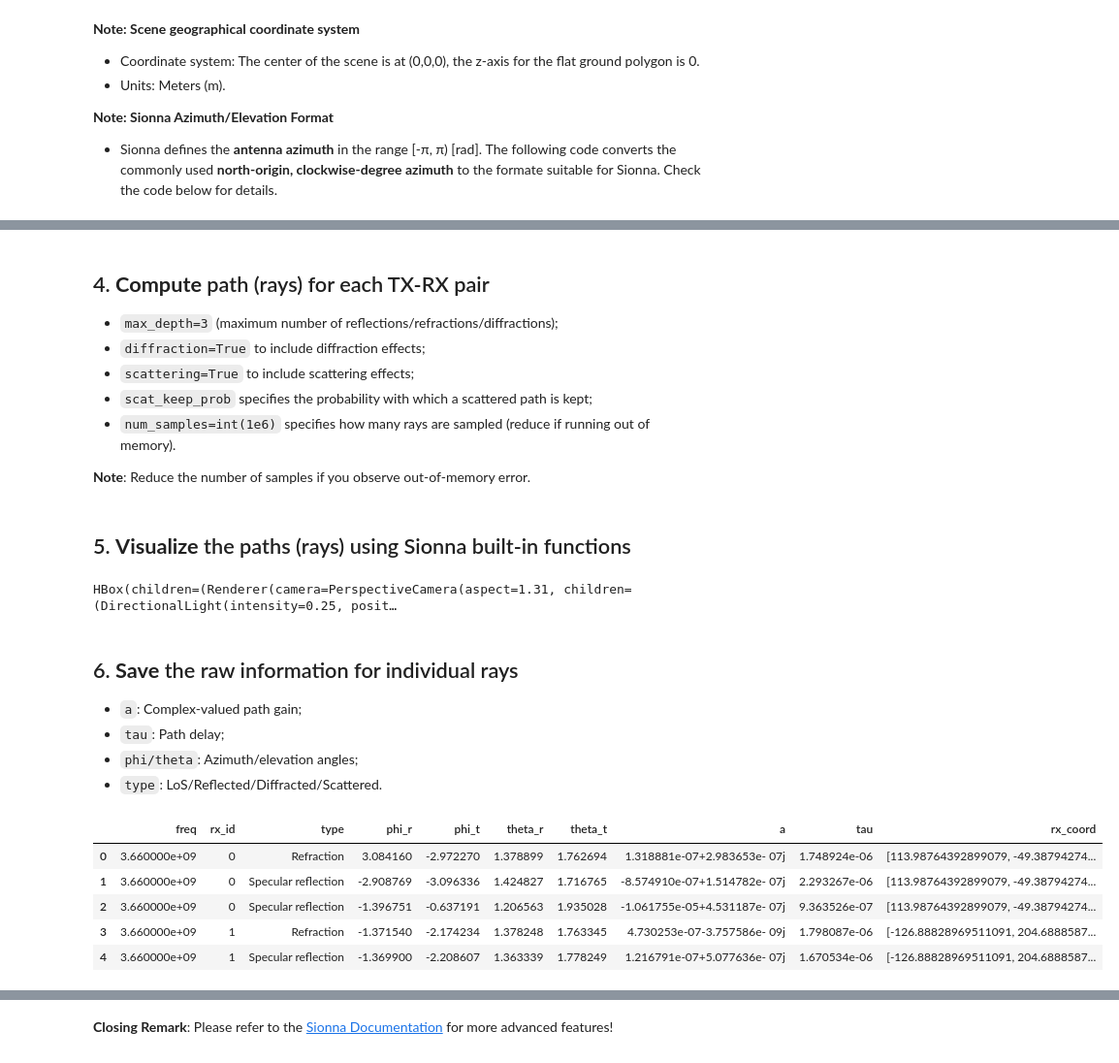
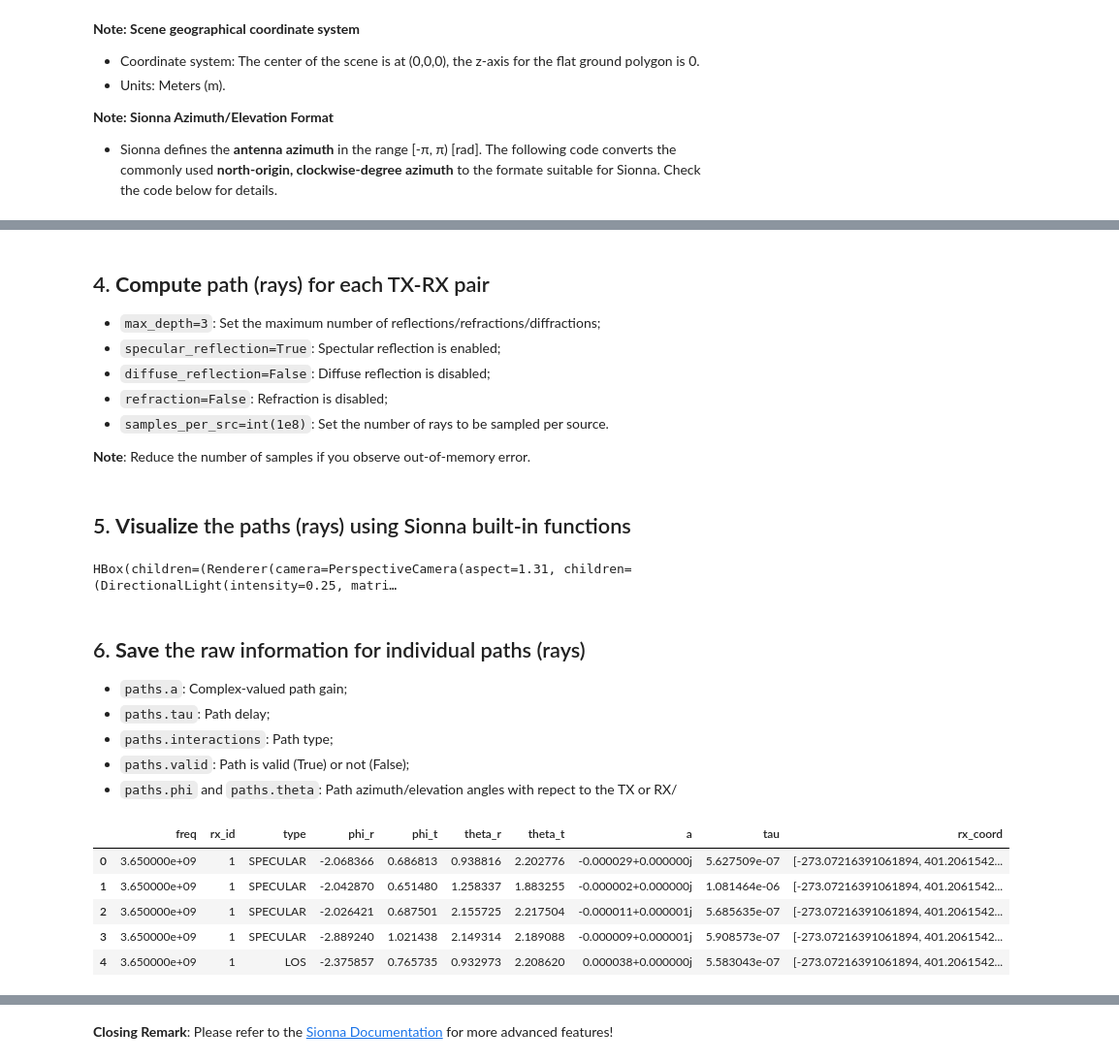
Before and after one commit to davidklee04/Sionna_Princeton, a Jupyter notebook: examples/2_sionna_rays_analysis.ipynb, the cells around one changed output, grey strips where cells are left out. Shown at 97% size. Saved outputs shown, nothing was run; the diff lists cells and outputs as text; code cells hidden in the pictures.

```diff
--- a/examples/2_sionna_rays_analysis.ipynb
+++ b/examples/2_sionna_rays_analysis.ipynb
@@ -150,30 +150,29 @@ HBox(children=(Renderer(camera=PerspectiveCamera(aspect=1.31, children=(Directio
 # %% [markdown]
 ## 4. **Compute** path (rays) for each TX-RX pair
 
-- `max_depth=3` (maximum number of reflections/refractions/diffractions);
-- `diffraction=True` to include diffraction effects;
-- `scattering=True` to include scattering effects;
-- `scat_keep_prob` specifies the probability with which a scattered path is kept;
-- `num_samples=int(1e6)` specifies how many rays are sampled (reduce if running out of memory).
+- `max_depth=3`: Set the maximum number of reflections/refractions/diffractions;
+- `specular_reflection=True`: Spectular reflection is enabled;
+- `diffuse_reflection=False`: Diffuse reflection is disabled;
+- `refraction=False`: Refraction is disabled;
+- `samples_per_src=int(1e8)`: Set the number of rays to be sampled per source.
 
 **Note**:
 Reduce the number of samples if you observe out-of-memory error.
 # %%
 # Configure simulation parameters
-scene.frequency = 3.66e9  # 3.66 GHz carrier
+scene.frequency = 3.65e9  # 3.65 GHz carrier
 scene.synthetic_array = True  # Optimize for array calculations
 
 for radio_material in scene.radio_materials.values():
     radio_material.scattering_coefficient  = 0.4
 
-# Perform ray tracing
-
+# Perform ray tracing using PathSolver()
 solver = PathSolver()
 paths = solver(scene, max_depth=3,
     los=True,
     specular_reflection=True,
     diffuse_reflection=False,
-    refraction=True,
+    refraction=False,
     samples_per_src=int(1e8)
 )
 # %% [markdown]
@@ -182,13 +181,14 @@ paths = solver(scene, max_depth=3,
 # Preview the scene with paths
 scene.preview(paths=paths);
 # %% [output]
-HBox(children=(Renderer(camera=PerspectiveCamera(aspect=1.31, children=(DirectionalLight(intensity=0.25, posit…
+HBox(children=(Renderer(camera=PerspectiveCamera(aspect=1.31, children=(DirectionalLight(intensity=0.25, matri…
 # %% [markdown]
-## 6. **Save** the raw information for individual rays
-- `a`: Complex-valued path gain;
-- `tau`: Path delay;
-- `phi/theta`: Azimuth/elevation angles;
-- `type`: LoS/Reflected/Diffracted/Scattered.
+## 6. **Save** the raw information for individual paths (rays)
+- `paths.a`: Complex-valued path gain;
+- `paths.tau`: Path delay;
+- `paths.interactions`: Path type;
+- `paths.valid`: Path is valid (True) or not (False);
+- `paths.phi` and `paths.theta`: Path azimuth/elevation angles with repect to the TX or RX/
 # %%
 # Parse paths into a structured dataset containing detailed rays information
 def create_ray_dataset(paths, frequency):
@@ -206,7 +206,9 @@ def create_ray_dataset(paths, frequency):
         'rx_coord':[]
     }
 
-    ray_type_map = {0: "LoS", 1: "Specular reflection", 2: "Diffuse reflection", 4: "Refraction"}
+    # See sionna.rt.constants.InteractionType
+    ray_type_map = {0: "LOS", 1: "SPECULAR", 2: "DIFFUSE", 4: "REFRACTION"}
+
     a = np.asarray(paths.a).squeeze()
     tau = np.asarray(paths.tau).squeeze()
     types = np.asarray(paths.interactions).squeeze()
@@ -217,43 +219,41 @@ def create_ray_dataset(paths, frequency):
     theta_t = np.asarray(paths.theta_t).squeeze()
 
     # Extract relevant parameters
     for idx, item in enumerate(mask):
-
-        # Filter out the RX with no rays
+        # Filter out the RX if it has no valid paths
         if np.sum(item==True):
             for sub_idx, sub_item in enumerate(item):
                 if sub_item:
                     cur_ray_type = 0
                     for depth_idx in range(3-1, -1, -1):
                         cur_ray_type = types[depth_idx,idx,sub_idx]
-                        #print(f"types[{depth_idx},{idx},{sub_idx}]",cur_ray_type)
+                        # print(f"types[{depth_idx},{idx},{sub_idx}]",cur_ray_type)
                         if cur_ray_type != 0:
                             break
 
+                    # Store the list instead of np.array to avoid the space seperator in .csv
                     dataset["freq"].append(frequency)
                     dataset["type"].append(ray_type_map[cur_ray_type])
-                    z = np.complex64(a[0,idx,sub_idx] + 1j *a[1, idx,sub_idx])
+                    z = np.complex64(a[0,idx,sub_idx] + 1j*a[1, idx,sub_idx])
                     dataset["a"].append(z)
                     dataset["tau"].append(tau[idx,sub_idx])
-
-                    # Store the list instead of np.array to avoid the space seperator in csv
                     dataset["rx_id"].append(idx)
                     dataset["rx_coord"].append(valid_positions[idx].tolist())
                     dataset["phi_r"].append(phi_r[idx,sub_idx ])
                     dataset["phi_t"].append(phi_t[idx,sub_idx])
                     dataset["theta_r"].append(theta_r[idx,sub_idx])
                     dataset["theta_t"].append(theta_t[idx,sub_idx])
 
     return pd.DataFrame(dataset)
 
 # Generate analysis dataframe
-df = create_ray_dataset(paths, frequency=3.66e9)
+df = create_ray_dataset(paths, frequency=3.65e9)
 df.head()
 # %% [output]
 |  | freq | rx_id | type | phi_r | phi_t | theta_r | theta_t | a | tau | rx_coord |
-| 0 | 3.660000e+09 | 0 | Refraction | 3.084160 | -2.972270 | 1.378899 | 1.762694 | 1.318881e-07+2.983653e- 07j | 1.748924e-06 | [113.98764392899079, -49.38794274... |
-| 1 | 3.660000e+09 | 0 | Specular reflection | -2.908769 | -3.096336 | 1.424827 | 1.716765 | -8.574910e-07+1.514782e- 07j | 2.293267e-06 | [113.98764392899079, -49.38794274... |
-| 2 | 3.660000e+09 | 0 | Specular reflection | -1.396751 | -0.637191 | 1.206563 | 1.935028 | -1.061755e-05+4.531187e- 07j | 9.363526e-07 | [113.98764392899079, -49.38794274... |
-| 3 | 3.660000e+09 | 1 | Refraction | -1.371540 | -2.174234 | 1.378248 | 1.763345 | 4.730253e-07-3.757586e- 09j | 1.798087e-06 | [-126.88828969511091, 204.6888587... |
-| 4 | 3.660000e+09 | 1 | Specular reflection | -1.369900 | -2.208607 | 1.363339 | 1.778249 | 1.216791e-07+5.077636e- 07j | 1.670534e-06 | [-126.88828969511091, 204.6888587... |
+| 0 | 3.650000e+09 | 1 | SPECULAR | -2.068366 | 0.686813 | 0.938816 | 2.202776 | -0.000029+0.000000j | 5.627509e-07 | [-273.07216391061894, 401.2061542... |
+| 1 | 3.650000e+09 | 1 | SPECULAR | -2.042870 | 0.651480 | 1.258337 | 1.883255 | -0.000002+0.000000j | 1.081464e-06 | [-273.07216391061894, 401.2061542... |
+| 2 | 3.650000e+09 | 1 | SPECULAR | -2.026421 | 0.687501 | 2.155725 | 2.217504 | -0.000011+0.000001j | 5.685635e-07 | [-273.07216391061894, 401.2061542... |
+| 3 | 3.650000e+09 | 1 | SPECULAR | -2.889240 | 1.021438 | 2.149314 | 2.189088 | -0.000009+0.000001j | 5.908573e-07 | [-273.07216391061894, 401.2061542... |
+| 4 | 3.650000e+09 | 1 | LOS | -2.375857 | 0.765735 | 0.932973 | 2.208620 | 0.000038+0.000000j | 5.583043e-07 | [-273.07216391061894, 401.2061542... |
 # %% [markdown]
```
Also changed, not shown: parts of 13 cells of this notebook.
